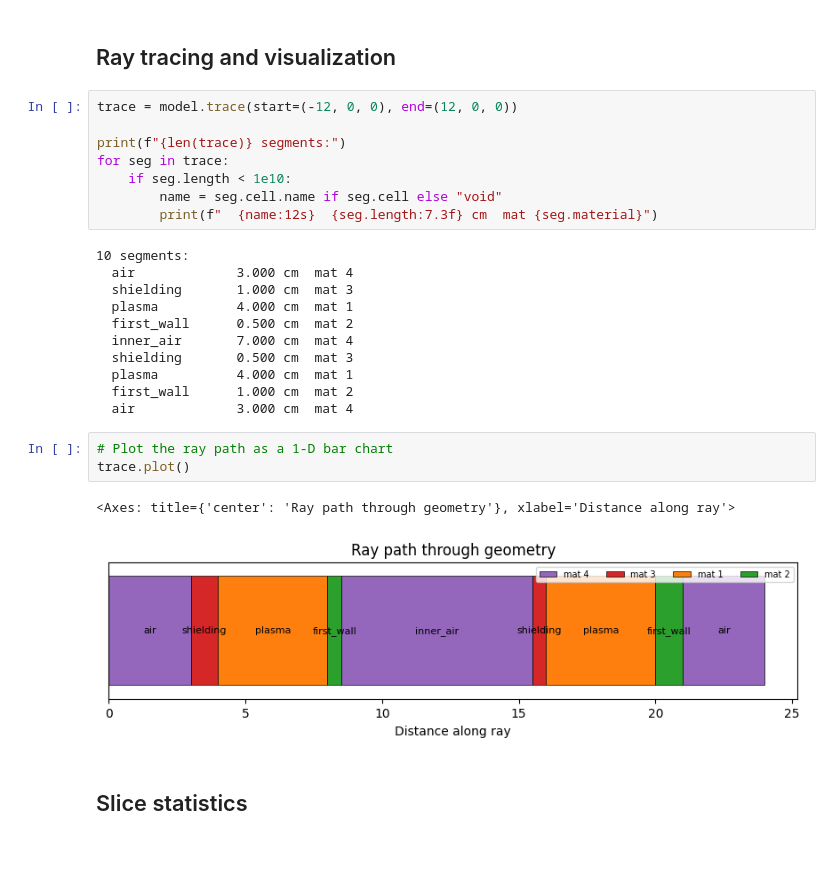
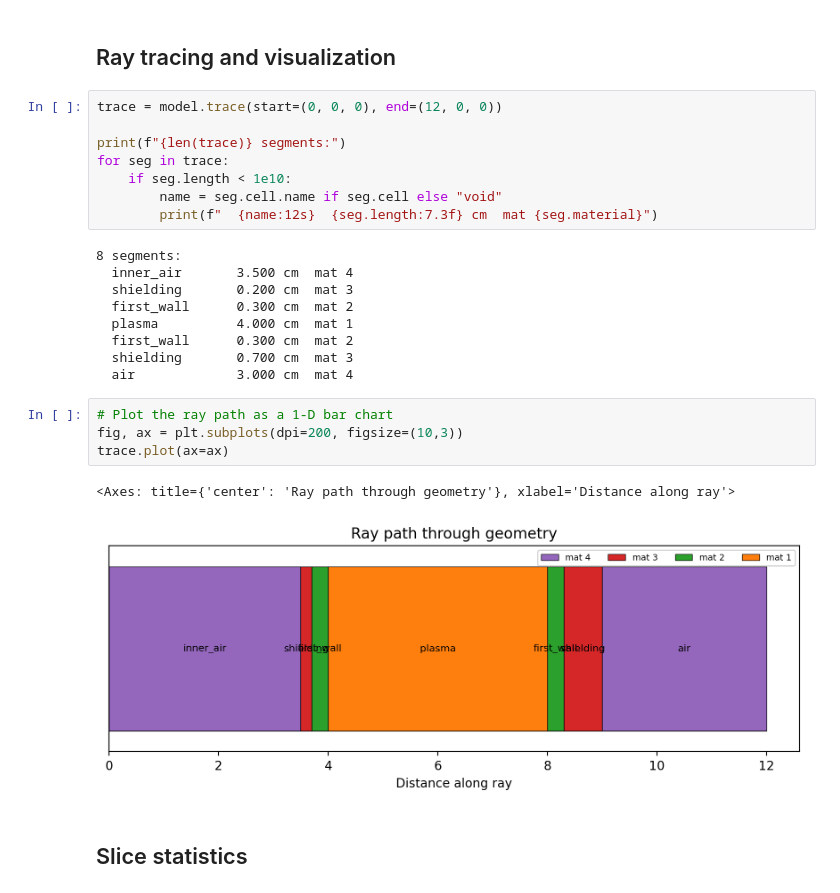
Before and after one commit to giovanni-mariano/aleathor, a Jupyter notebook: examples/04_visualization.ipynb, the cells around one changed output. Drawn from its saved outputs; the diff is of its cells as text; blank space fills up the shorter version.

```diff
--- a/examples/04_visualization.ipynb
+++ b/examples/04_visualization.ipynb
@@ -112,7 +112,7 @@ model.plot(
 # %% [markdown]
 ## Ray tracing and visualization
 # %%
-trace = model.trace(start=(-12, 0, 0), end=(12, 0, 0))
+trace = model.trace(start=(0, 0, 0), end=(12, 0, 0))
 
 print(f"{len(trace)} segments:")
 for seg in trace:
@@ -120,22 +120,21 @@ for seg in trace:
         name = seg.cell.name if seg.cell else "void"
         print(f"  {name:12s}  {seg.length:7.3f} cm  mat {seg.material}")
 # %% [output]
-10 segments:
+8 segments:
+  inner_air       3.500 cm  mat 4
+  shielding       0.200 cm  mat 3
+  first_wall      0.300 cm  mat 2
+  plasma          4.000 cm  mat 1
+  first_wall      0.300 cm  mat 2
+  shielding       0.700 cm  mat 3
   air             3.000 cm  mat 4
-  shielding       1.000 cm  mat 3
-  plasma          4.000 cm  mat 1
-  first_wall      0.500 cm  mat 2
-  inner_air       7.000 cm  mat 4
-  shielding       0.500 cm  mat 3
-  plasma          4.000 cm  mat 1
-  first_wall      1.000 cm  mat 2
-  air             3.000 cm  mat 4
 # %%
 # Plot the ray path as a 1-D bar chart
-trace.plot()
+fig, ax = plt.subplots(dpi=200, figsize=(10,3))
+trace.plot(ax=ax)
 # %% [output]
 <Axes: title={'center': 'Ray path through geometry'}, xlabel='Distance along ray'>
-[figure, old version]
+[figure, new version]
 # %% [markdown]
 ## Slice statistics
 # %%
```
Also changed, not shown: parts of 7 cells of this notebook, 17 other files.
